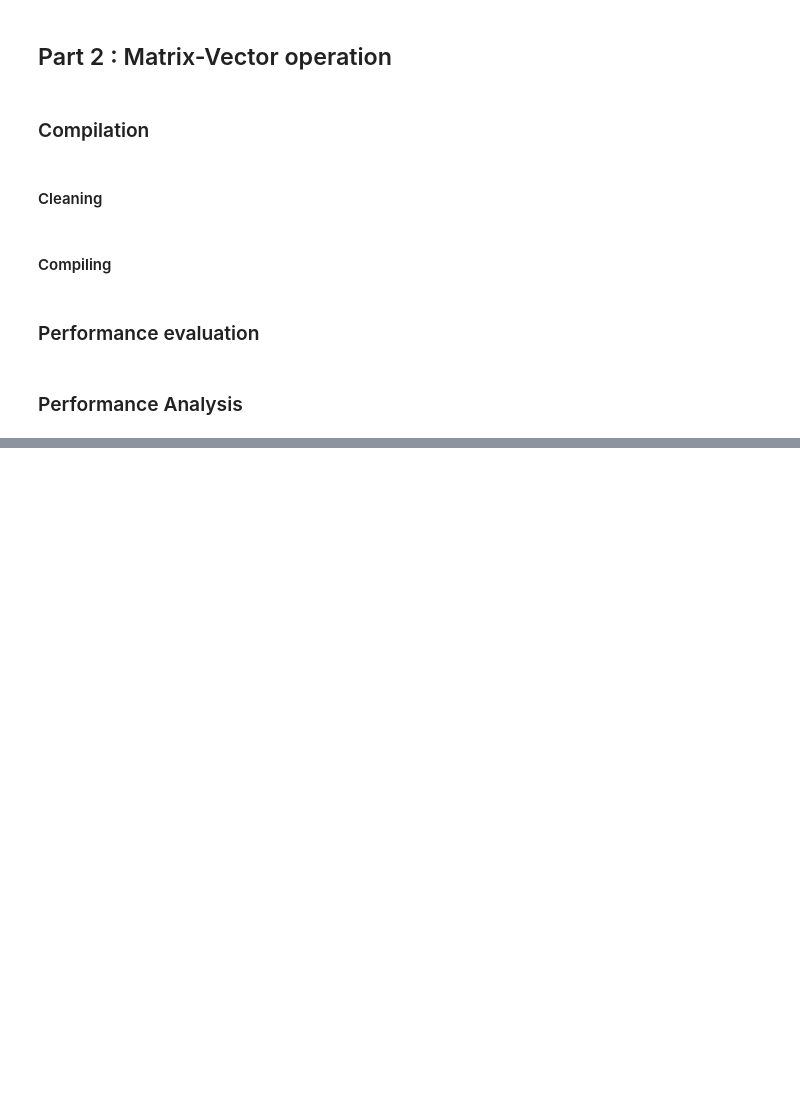
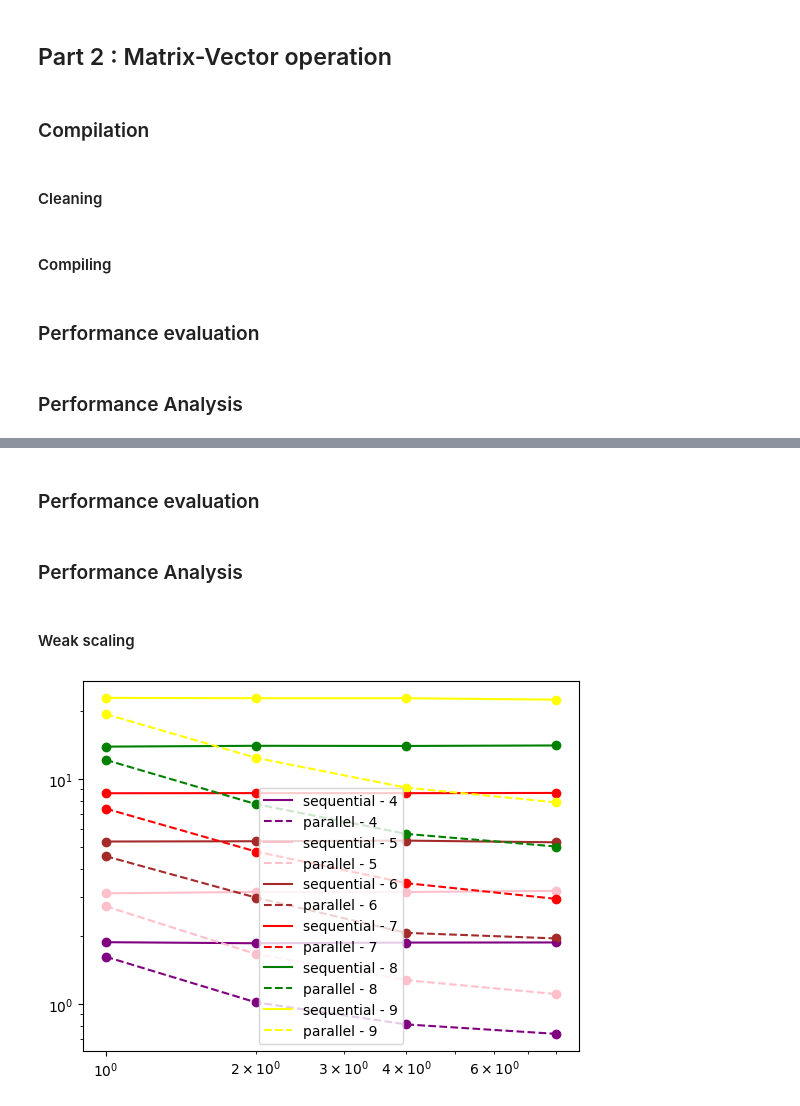
Before and after one commit to Hugo91160/OT5, a Jupyter notebook: openmp_tp.ipynb, the cells around one changed output, grey strips where cells are left out. Drawn from its saved outputs; the diff is of its cells as text; code cells hidden in the pictures; blank space fills up the shorter version.

```diff
--- a/openmp_tp.ipynb
+++ b/openmp_tp.ipynb
@@ -194,0 +328,2 @@ for i in range(0,8):
+# %% [markdown]
+### Performance evaluation
@@ -194,0 +359,44 @@ for i in range(0,8):
+# %% [markdown]
+### Performance Analysis
+# %% [markdown]
+#### Weak scaling
+# %%
+import matplotlib.pyplot as plt
+import numpy as np
+from numpy import genfromtxt
+
+import pandas as pd
+
+import warnings
+warnings.filterwarnings('ignore')
+
+df = pd.read_csv('fib_stats.csv',header=None,names=['version','nbcore','nbnode','runtime'],dtype={
+                     'version': str,
+                     'nbcore': int,
+                     'nbnode' : int,
+                     'runtime' : float
+                 })
+
+nbnodes = df['nbnode'].unique()
+colors = {"blue", "red", "green", "yellow", "purple", "orange", "pink", "brown"}
+color_nbnode = {}
+for nbnode in nbnodes:
+    color_nbnode[nbnode] = colors.pop()
+
+linestyle_version = {"sequential" : "solid", "parallel" : "dashed"}
+
+for nbnode in color_nbnode:
+    for version in linestyle_version:
+
+        df_plot = df[(df['nbnode'] == nbnode) & (df['version'] == version)]
+        mean_stats = df_plot.groupby(['nbnode','version','nbcore']).mean().reset_index()
+
+        plt.plot(mean_stats['nbcore'], mean_stats['runtime'],linestyle=linestyle_version[version],color=color_nbnode[nbnode], label=version+" - "+str(nbnode))
+        plt.yscale('log')
+        plt.xscale('log')
+        plt.scatter(df_plot['nbcore'], df_plot['runtime'],color=color_nbnode[nbnode])
+
+plt.legend()
+plt.show()
+# %% [output]
+[figure, added]
```
Also changed, not shown: parts of 19 cells of this notebook, 12 other files.
